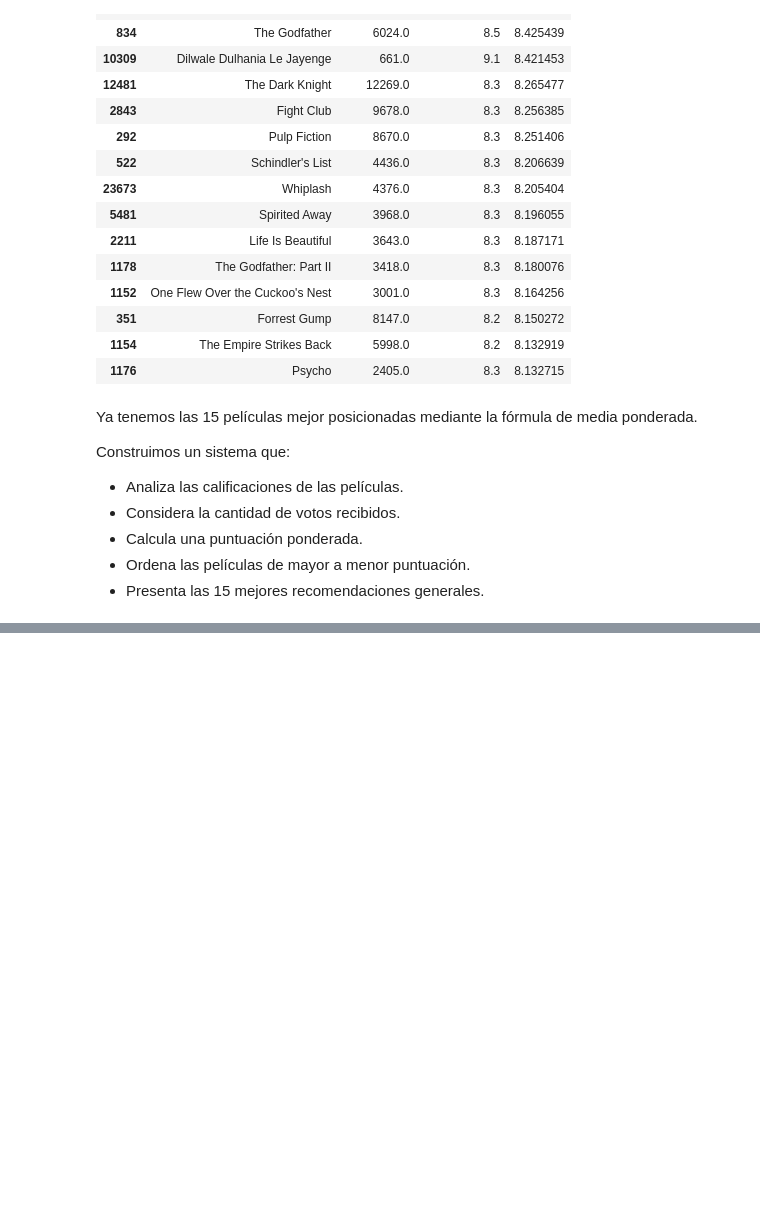
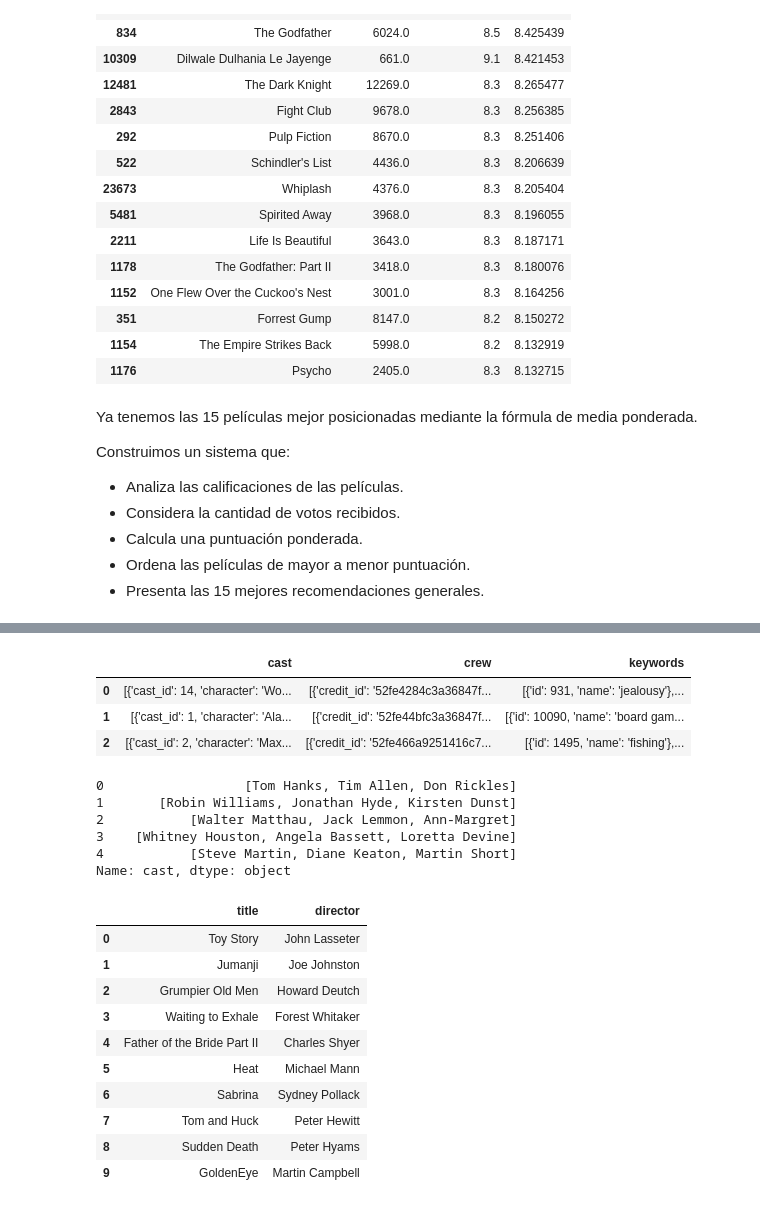
Before and after one commit to carlos2509029-ship-it/Unidad-VI-Sistemas-Recomendadores, a Jupyter notebook: recomendadores_simples.ipynb, the cells around one changed output, grey strips where cells are left out. Saved outputs shown, nothing was run; the diff lists cells and outputs as text; code cells hidden in the pictures; blank space fills up the shorter version.

```diff
--- a/recomendadores_simples.ipynb
+++ b/recomendadores_simples.ipynb
@@ -129,0 +274,14 @@ Construimos un sistema que:
+# %%
+# Convertir cast, crew y keywords
+
+features = ['cast', 'crew', 'keywords']
+
+for feature in features:
+    df[feature] = df[feature].apply(convert)
+# %%
+df[['cast', 'crew', 'keywords']].head(3)
+# %% [output]
+|  | cast | crew | keywords |
+| 0 | [{'cast_id': 14, 'character': 'Wo... | [{'credit_id': '52fe4284c3a36847f... | [{'id': 931, 'name': 'jealousy'},... |
+| 1 | [{'cast_id': 1, 'character': 'Ala... | [{'credit_id': '52fe44bfc3a36847f... | [{'id': 10090, 'name': 'board gam... |
+| 2 | [{'cast_id': 2, 'character': 'Max... | [{'credit_id': '52fe466a9251416c7... | [{'id': 1495, 'name': 'fishing'},... |
@@ -129,0 +296,19 @@ Construimos un sistema que:
+# %%
+# Obtener los tres actores principales
+
+def get_top3(x):
+    if isinstance(x, list):
+        names = [i['name'] for i in x]
+        return names[:3]
+    return []
+# %%
+df['cast'] = df['cast'].apply(get_top3)
+
+df['cast'].head()
+# %% [output]
+0                  [Tom Hanks, Tim Allen, Don Rickles]
+1       [Robin Williams, Jonathan Hyde, Kirsten Dunst]
+2           [Walter Matthau, Jack Lemmon, Ann-Margret]
+3    [Whitney Houston, Angela Bassett, Loretta Devine]
+4           [Steve Martin, Diane Keaton, Martin Short]
+Name: cast, dtype: object
@@ -129,0 +323,18 @@ Construimos un sistema que:
+# %%
+# Extraer directores de las películas
+
+df['director'] = df['crew'].apply(get_director)
+
+df[['title', 'director']].head(10)
+# %% [output]
+|  | title | director |
+| 0 | Toy Story | John Lasseter |
+| 1 | Jumanji | Joe Johnston |
+| 2 | Grumpier Old Men | Howard Deutch |
+| 3 | Waiting to Exhale | Forest Whitaker |
+| 4 | Father of the Bride Part II | Charles Shyer |
+| 5 | Heat | Michael Mann |
+| 6 | Sabrina | Sydney Pollack |
+| 7 | Tom and Huck | Peter Hewitt |
+| 8 | Sudden Death | Peter Hyams |
+| 9 | GoldenEye | Martin Campbell |
```
Also changed, not shown: parts of 33 cells of this notebook, 3 other files.
